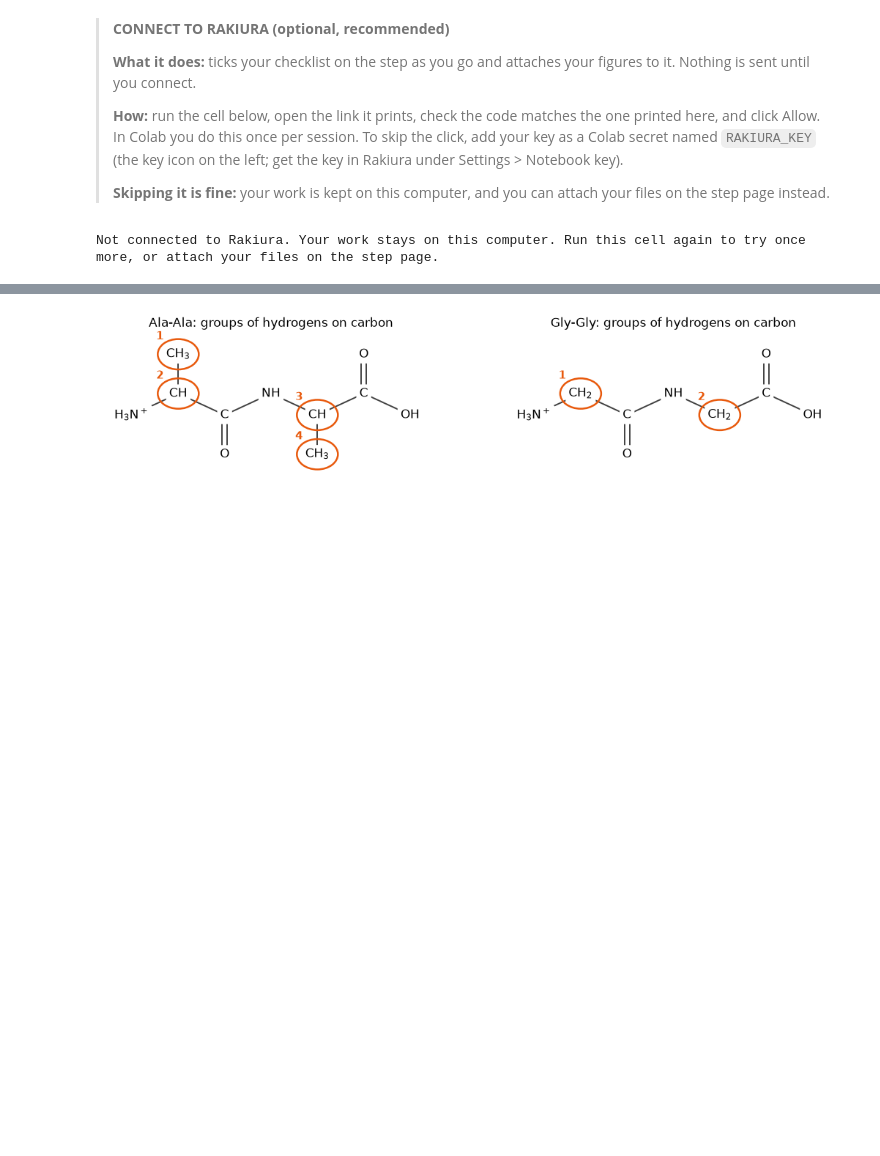
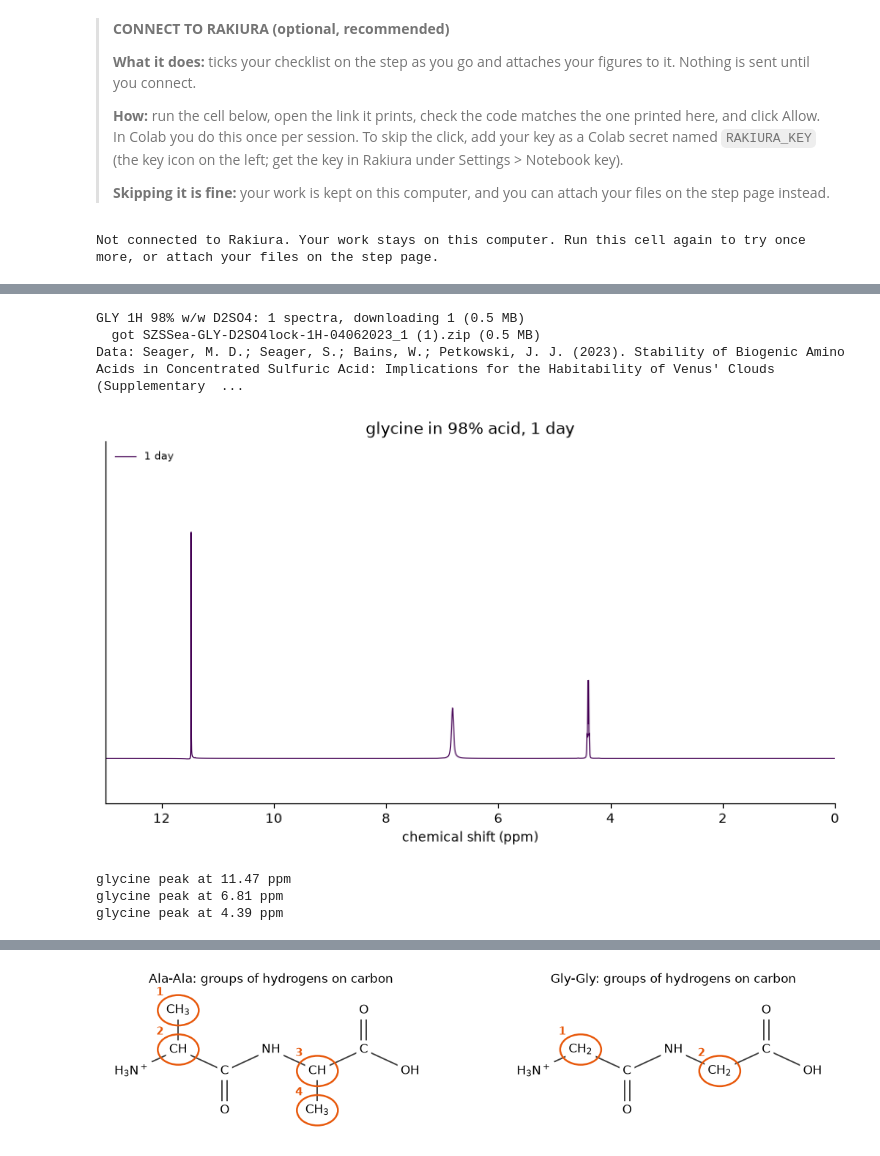
Before and after one commit to Rakiura-Inc/morning-star-nmr, a Jupyter notebook: notebooks/executed/01_capstone_ala_ala_vs_gly_gly.executed.ipynb, the cells around one changed output, grey strips where cells are left out. Cells and saved outputs as stored; diff of their text form; code cells hidden in the pictures; blank space fills up the shorter version.

```diff
--- a/notebooks/executed/01_capstone_ala_ala_vs_gly_gly.executed.ipynb
+++ b/notebooks/executed/01_capstone_ala_ala_vs_gly_gly.executed.ipynb
@@ -53,0 +89,24 @@ Not connected to Rakiura. Your work stays on this computer. Run this cell again
+# %%
+# Glycine in 98% acid after 1 day, from the lab's amino-acid spectra on Zenodo.
+AMINO_ACID_SPECTRA = "8381013"  # Zenodo record: M. D. Seager et al., CC BY 4.0
+glycine_series = nt.load_series(AMINO_ACID_SPECTRA, "glycine", acid="98%", times=["1day"])
+glycine_1day = glycine_series[0]  # hydrogen (1H) spectra, one time point
+
+# norm=None scales the trace to its tallest point, so the whole spectrum fits, acid peak and all.
+title = "glycine in 98% acid, 1 day"
+fig_glycine, ax = nt.plot.stack([glycine_1day], lo=0, hi=13, norm=None, title=title)
+plt.show()
+# %% [output]
+GLY 1H 98% w/w D2SO4: 1 spectra, downloading 1 (0.5 MB)
+  got SZSSea-GLY-D2SO4lock-1H-04062023_1 (1).zip (0.5 MB)
+Data: Seager, M. D.; Seager, S.; Bains, W.; Petkowski, J. J. (2023). Stability of Biogenic Amino Acids in Concentrated Sulfuric Acid: Implications for the Habitability of Venus' Clouds (Supplementary  ...
+[figure, added]
+# %%
+# The peaks the picker finds between 3 and 13 ppm: the three signals the next box names.
+glycine_peaks = nt.peaks.pick(glycine_1day, lo=3.0, hi=13.0, min_height=0.02)
+for peak in glycine_peaks:
+    print(f"glycine peak at {peak['ppm']:.2f} ppm")
+# %% [output]
+glycine peak at 11.47 ppm
+glycine peak at 6.81 ppm
+glycine peak at 4.39 ppm
```
Also changed, not shown: parts of 31 cells of this notebook, 11 other files.
